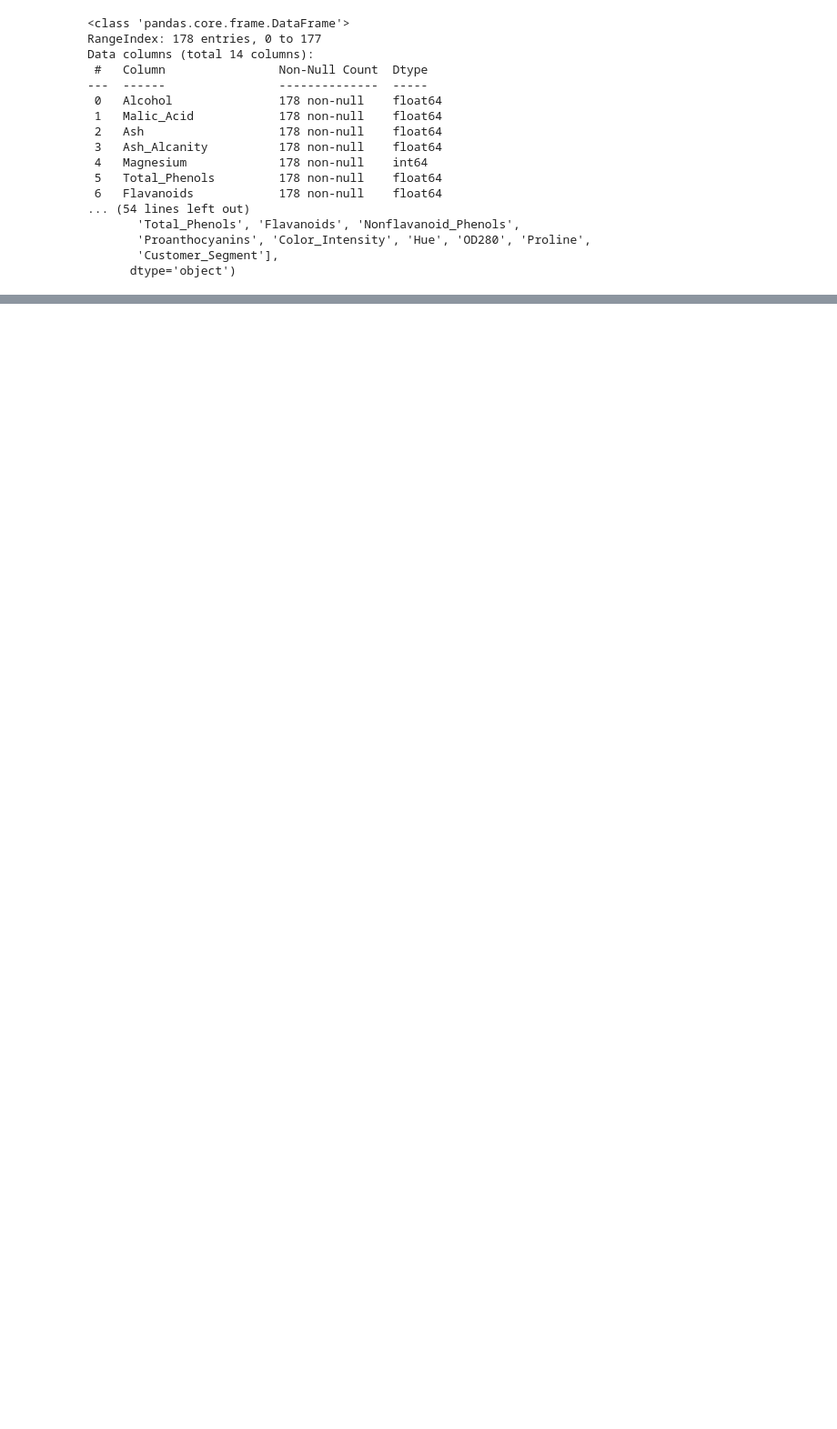
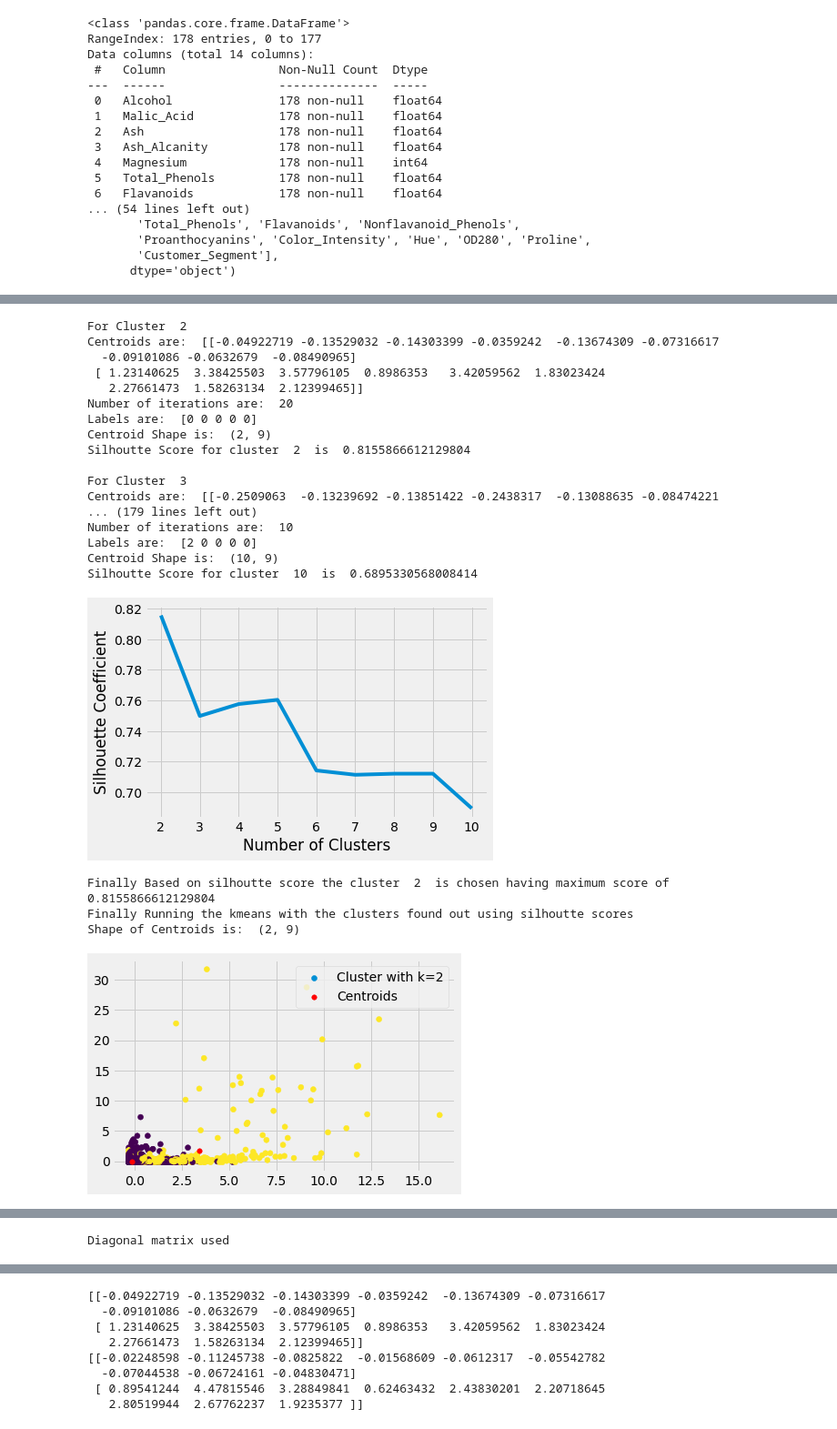
Before and after one commit to Jay0774/MACHINE-LEARNING, a Jupyter notebook: K-Means, GMM and PCA/K_means.ipynb, the cells around one changed output, grey strips where cells are left out. Shown at 91% size. Drawn from its saved outputs; the diff is of its cells as text; code cells hidden in the pictures; blank space fills up the shorter version.

```diff
--- a/K-Means, GMM and PCA/K_means.ipynb
+++ b/K-Means, GMM and PCA/K_means.ipynb
@@ -381,0 +387,8 @@ Error Percentage is:  73.03370786516854
+# %%
+df = pd.read_csv("Live.csv")
+print(df.info(),'\n')
+print(df.describe,'\n')
+print(df.head(),'\n')
+print(df.shape,'\n')
+print(df.isnull().sum(),'\n')
+print(df.columns,'\n')
@@ -381,0 +415,3 @@ Error Percentage is:  73.03370786516854
+# %%
+df.drop(['Column1','Column2','Column3','Column4'],axis=1,inplace=True)
+df.drop(['status_id','status_published'],axis=1,inplace=True)
@@ -381,0 +420,10 @@ Error Percentage is:  73.03370786516854
+# %%
+c ='status_type'
+print(df[c].unique())
+le = LabelEncoder()
+df[c] = le.fit_transform(df[c])
+y_true = df[c]
+X = df.iloc[:,1:].values
+print(df.info())
+print(X)
+print(y_true)
@@ -381,0 +450,4 @@ Error Percentage is:  73.03370786516854
+# %%
+scaler = StandardScaler()
+scaled_features = scaler.fit_transform(X)
+print(scaled_features[:5])
@@ -381,0 +467,29 @@ Error Percentage is:  73.03370786516854
+# %%
+cluster,sil = kmeans_clustering_find_clusters(scaled_features)
+final_kmeans(scaled_features,4,5,cluster)
+kmeans_pca(scaled_features,cluster)
+gausianmixturemodel(scaled_features,2,3,cluster)
+gmm_pca(scaled_features,cluster)
+# %% [output]
+For Cluster  2
+Centroids are:  [[-0.04922719 -0.13529032 -0.14303399 -0.0359242  -0.13674309 -0.07316617
+  -0.09101086 -0.0632679  -0.08490965]
+ [ 1.23140625  3.38425503  3.57796105  0.8986353   3.42059562  1.83023424
+   2.27661473  1.58263134  2.12399465]]
+Number of iterations are:  20
+Labels are:  [0 0 0 0 0]
+Centroid Shape is:  (2, 9)
+Silhoutte Score for cluster  2  is  0.8155866612129804
+
+For Cluster  3
+Centroids are:  [[-0.2509063  -0.13239692 -0.13851422 -0.2438317  -0.13088635 -0.08474221
+... (179 lines left out)
+Number of iterations are:  10
+Labels are:  [2 0 0 0 0]
+Centroid Shape is:  (10, 9)
+Silhoutte Score for cluster  10  is  0.6895330568008414
+[figure, added]
+Finally Based on silhoutte score the cluster  2  is chosen having maximum score of  0.8155866612129804
+Finally Running the kmeans with the clusters found out using silhoutte scores
+Shape of Centroids is:  (2, 9)
+[figure, added]
@@ -381,0 +497 @@ Error Percentage is:  73.03370786516854
+Diagonal matrix used
@@ -381,0 +525,8 @@ Error Percentage is:  73.03370786516854
+[[-0.04922719 -0.13529032 -0.14303399 -0.0359242  -0.13674309 -0.07316617
+  -0.09101086 -0.0632679  -0.08490965]
+ [ 1.23140625  3.38425503  3.57796105  0.8986353   3.42059562  1.83023424
+   2.27661473  1.58263134  2.12399465]]
+[[-0.02248598 -0.11245738 -0.0825822  -0.01568609 -0.0612317  -0.05542782
+  -0.07044538 -0.06724161 -0.04830471]
+ [ 0.89541244  4.47815546  3.28849841  0.62463432  2.43830201  2.20718645
+   2.80519944  2.67762237  1.9235377 ]]
```
Also changed, not shown: parts of 32 cells of this notebook, 1 other file.
